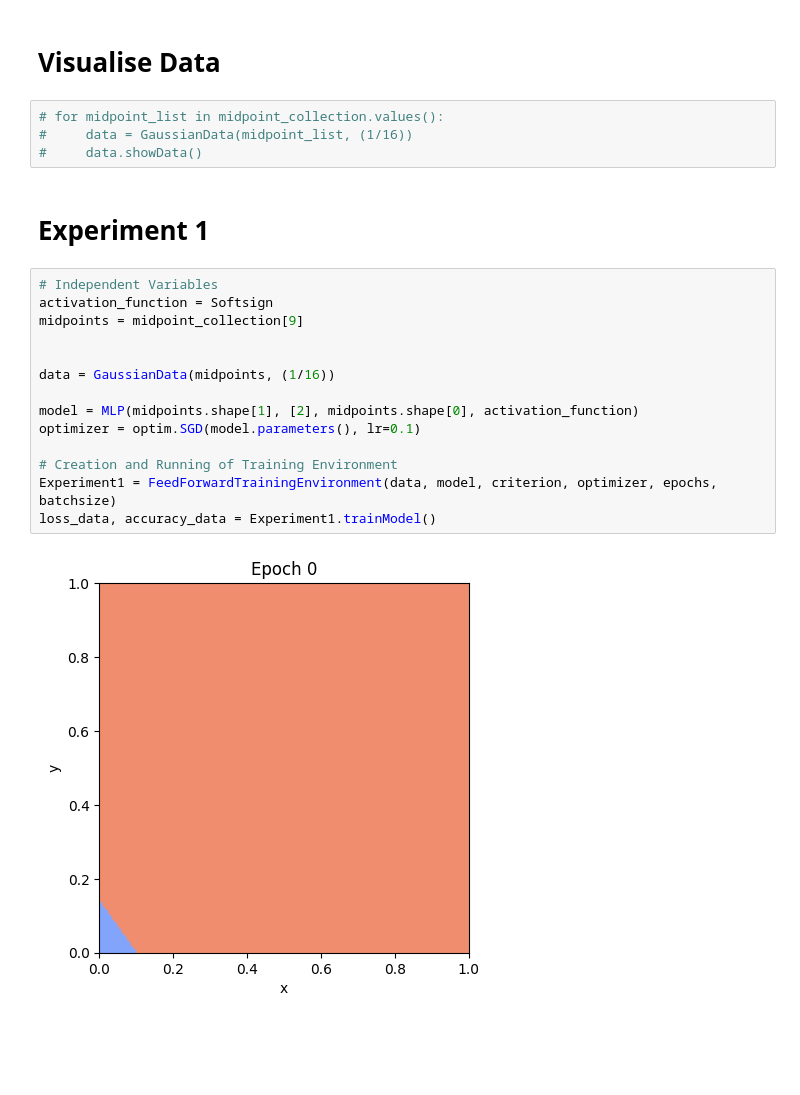
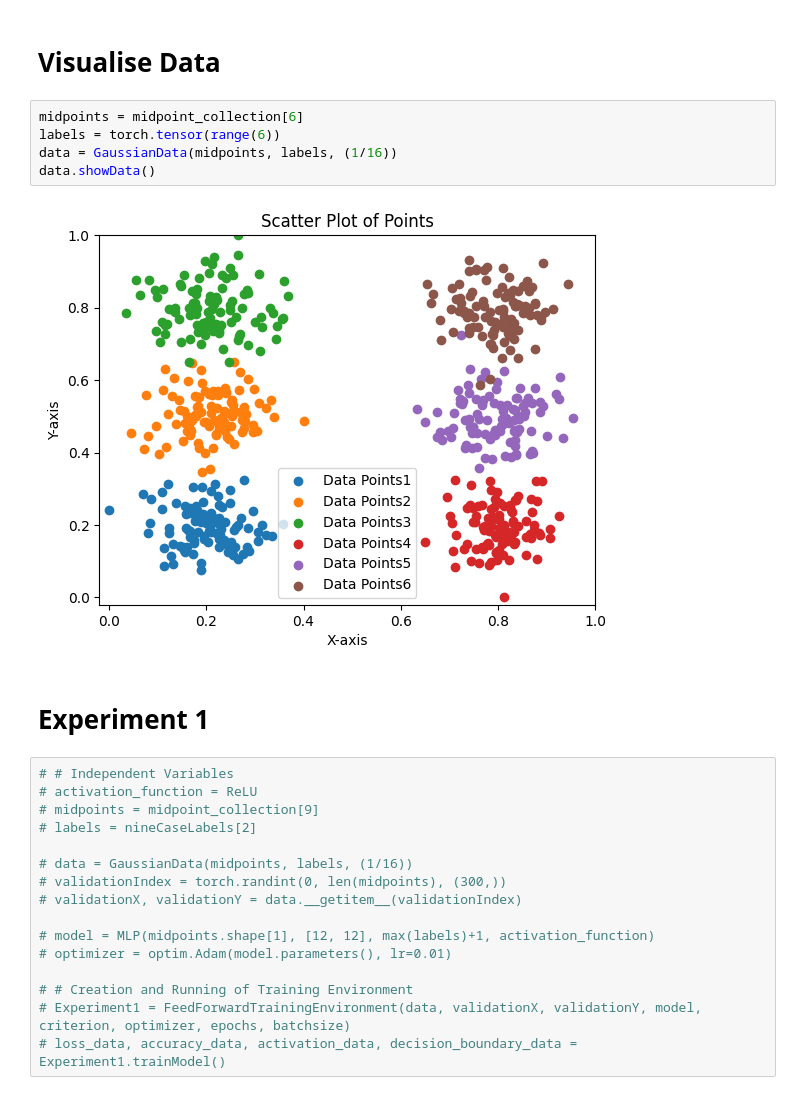
Before and after one commit to Desertfissh/Project1, a Jupyter notebook: FF_GausData copy.ipynb, the cells around one changed output. Drawn from its saved outputs; the diff is of its cells as text; blank space fills up the shorter version.

```diff
--- a/FF_GausData copy.ipynb
+++ b/FF_GausData copy.ipynb
@@ -73,24 +74,27 @@ criterion = CrossEntropyLoss()
 # %% [markdown]
 # Visualise Data
 # %%
-# for midpoint_list in midpoint_collection.values():
-#     data = GaussianData(midpoint_list, (1/16))
-#     data.showData()
+midpoints = midpoint_collection[6]
+labels = torch.tensor(range(6))
+data = GaussianData(midpoints, labels, (1/16))
+data.showData()
+# %% [output]
+[figure, added]
 # %% [markdown]
 # Experiment 1
 # %%
-# Independent Variables
-activation_function = Softsign
-midpoints = midpoint_collection[9]
+# # Independent Variables
+# activation_function = ReLU
+# midpoints = midpoint_collection[9]
+# labels = nineCaseLabels[2]
 
+# data = GaussianData(midpoints, labels, (1/16))
+# validationIndex = torch.randint(0, len(midpoints), (300,))
+# validationX, validationY = data.__getitem__(validationIndex)
 
-data = GaussianData(midpoints, (1/16))
+# model = MLP(midpoints.shape[1], [12, 12], max(labels)+1, activation_function)
+# optimizer = optim.Adam(model.parameters(), lr=0.01)
 
-model = MLP(midpoints.shape[1], [2], midpoints.shape[0], activation_function)
-optimizer = optim.SGD(model.parameters(), lr=0.1)
-
-# Creation and Running of Training Environment
-Experiment1 = FeedForwardTrainingEnvironment(data, model, criterion, optimizer, epochs, batchsize)
-loss_data, accuracy_data = Experiment1.trainModel()
+# # Creation and Running of Training Environment
+# Experiment1 = FeedForwardTrainingEnvironment(data, validationX, validationY, model, criterion, optimizer, epochs, batchsize)
+# loss_data, accuracy_data, activation_data, decision_boundary_data = Experiment1.trainModel()
-# %% [output]
-[figure, removed]
```
Also changed, not shown: parts of 5 cells of this notebook, 5 other files.
